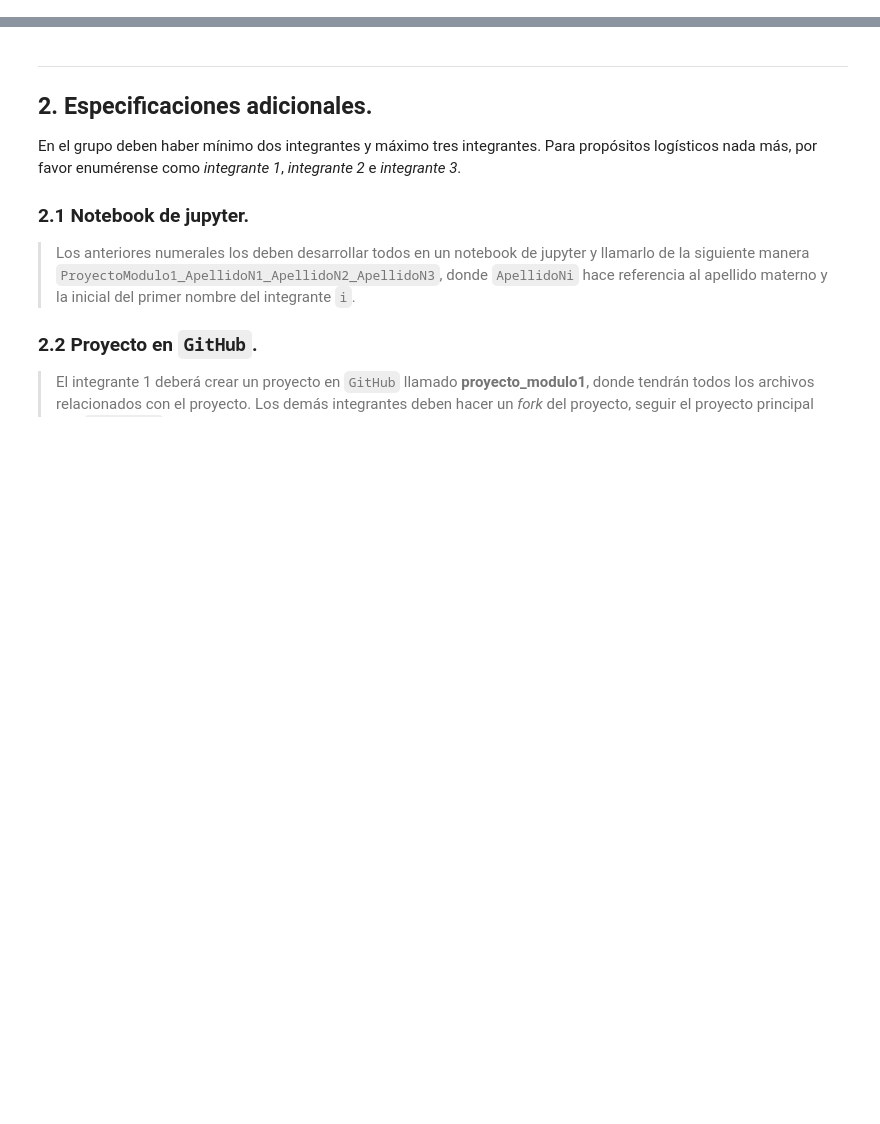
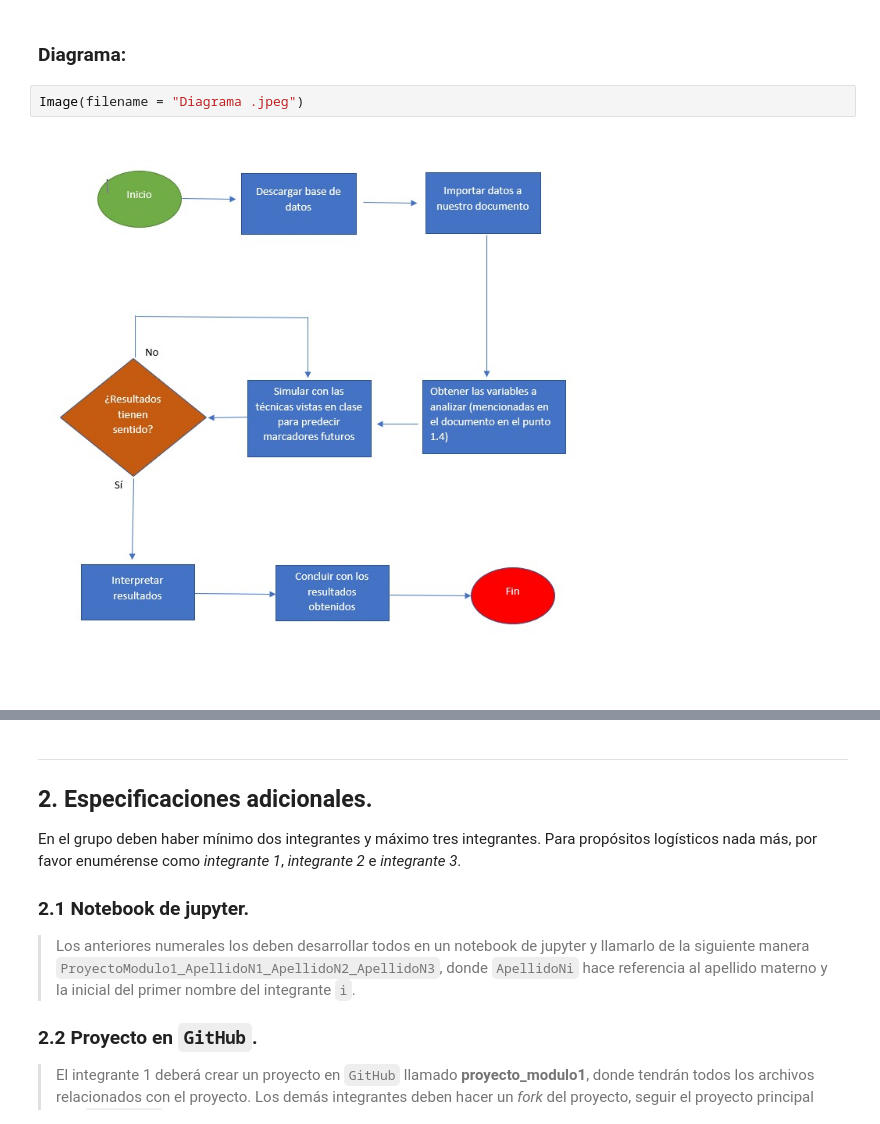
Before and after one commit to adrianhb01/Proyecto_Tema_2_Equipo_8, a Jupyter notebook: Proyecto Tema 2 - Equipo 8.ipynb, the cells around one changed output, grey strips where cells are left out. Saved outputs shown, nothing was run; the diff lists cells and outputs as text; blank space fills up the shorter version.

```diff
--- a/Proyecto Tema 2 - Equipo 8.ipynb
+++ b/Proyecto Tema 2 - Equipo 8.ipynb
@@ -20,6 +20,12 @@
 
 # Proyecto Módulo 2- Guía.
 > Se especifican los componentes básicos que deberá tener cada proyecto. El proyecto debe ser un problema que utilice datos reales, ya sea de una empresa física real o de alguna página de internet que proporcione bases de datos confiables. Con la información obtenida, se pretende utilizar todas las herramientas vistas durante el curso para la correcta modelación y simulación del cierto problema con ciertas variables de interés.
+# %% [markdown]
+### Diagrama:
+# %%
+Image(filename = "Diagrama .jpeg")
+# %% [output]
+[figure, added]
 # %% [markdown]
 ___
 ## 1. Entregable.
```
Also changed, not shown: parts of 1 cell of this notebook, 1 other file.
